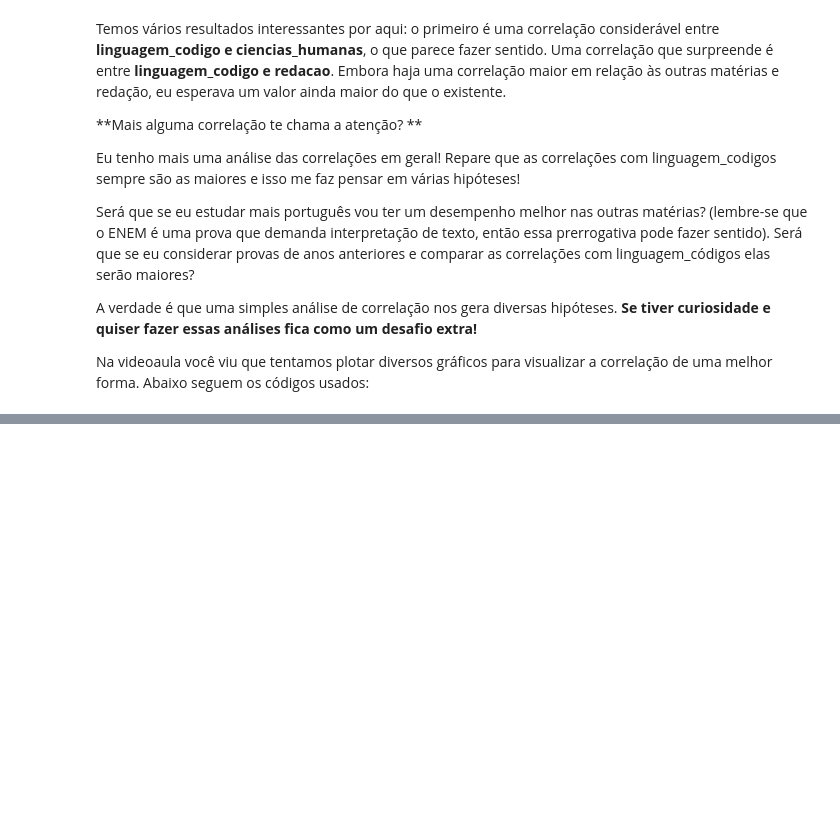
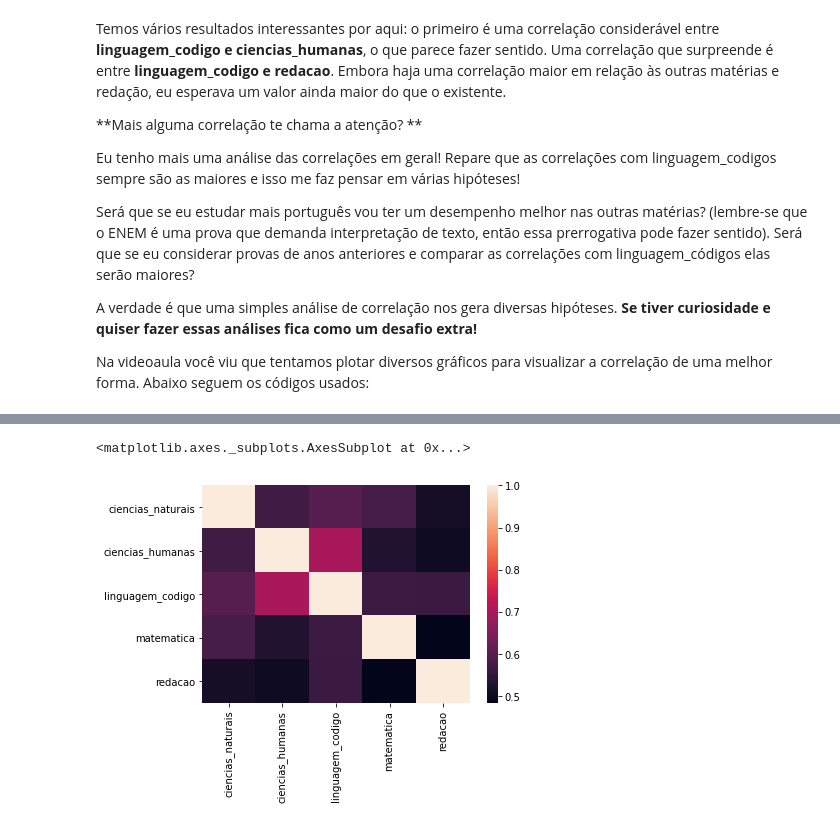
Before and after one commit to rafaelbcastilhos/quarentena-dados, a Jupyter notebook: aula04.ipynb, the cells around one changed output, grey strips where cells are left out. Saved outputs shown, nothing was run; the diff lists cells and outputs as text; code cells hidden in the pictures; blank space fills up the shorter version.

```diff
--- a/aula04.ipynb
+++ b/aula04.ipynb
@@ -119,0 +142,5 @@ Na videoaula você viu que tentamos plotar diversos gráficos para visualizar a
+# %%
+sns.heatmap(corr)
+# %% [output]
+<matplotlib.axes._subplots.AxesSubplot at 0x...>
+[figure, added]
```
Also changed, not shown: parts of 3 cells of this notebook.
